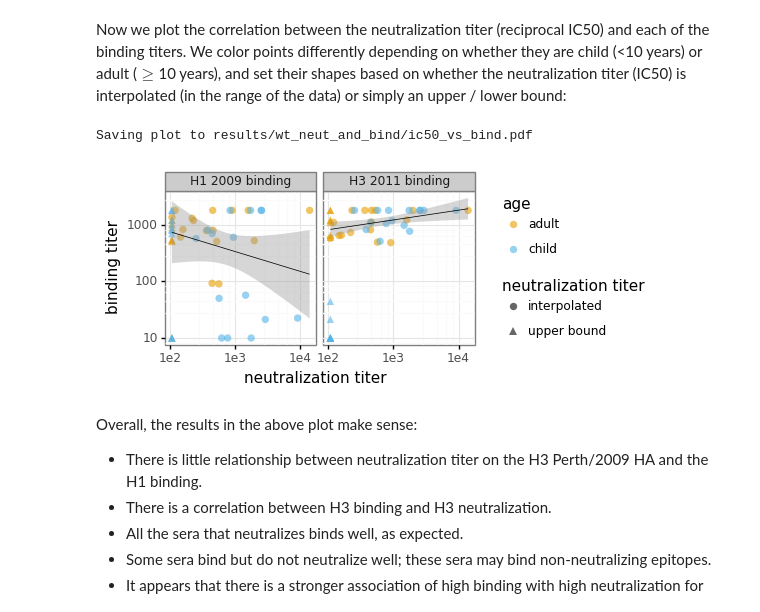
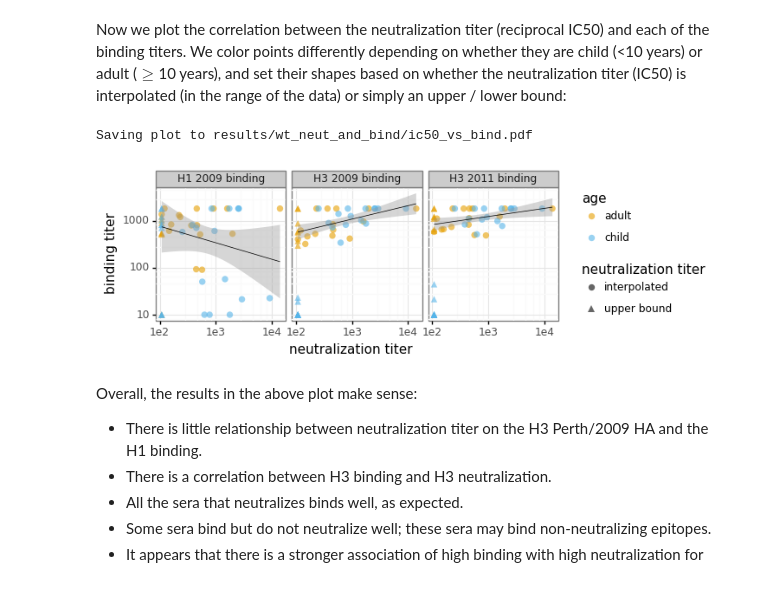
Before and after one commit to jbloomlab/map_flu_serum_Vietnam_H3_Perth2009, a Jupyter notebook: wt_neut_and_bind.ipynb, the cells around one changed output. Drawn from its saved outputs; the diff is of its cells as text; code cells hidden in the pictures.

Commit message:
added H3 2009 binding data

```diff
--- a/wt_neut_and_bind.ipynb
+++ b/wt_neut_and_bind.ipynb
@@ -156,44 +156,46 @@ neut_and_bind = sera.merge(fitparams, on='serum')
 Now we plot the correlation between the neutralization titer (reciprocal IC50) and each of the binding titers.
 We color points differently depending on whether they are child (<10 years) or adult ($\ge$10 years), and set their shapes based on whether the neutralization titer (IC50) is interpolated (in the range of the data) or simply an upper / lower bound:
 # %%
+binding_cols = ['H3_2009_binding', 'H3_2011_binding', 'H1_2009_binding']
+
 ic50_vs_bind_plot = (
     neut_and_bind
     .melt(id_vars=['age', 'ic50', 'ic50_bound'],
-          value_vars=['H3_2011_binding', 'H1_2009_binding'],
+          value_vars=binding_cols,
           var_name='bind_type',
           value_name='binding titer'
           )
     .assign(bind_type=lambda x: x['bind_type'].str.replace('_', ' '),
             neut_titer=lambda x: 1 / x['ic50'],
             neut_titer_type=lambda x: x['ic50_bound']
                                       .map({'interpolated': 'interpolated',
                                             'upper': 'lower bound',
                                             'lower': 'upper bound'}),
             age=lambda x: numpy.where(x['age'] < 10, 'child', 'adult')
             )
     .pipe(ggplot, aes('neut_titer', 'binding titer',
                       shape='neut_titer_type')) +
           geom_point(aes(color='age'), size=3, alpha=0.6, stroke=0) +
           geom_smooth(method='lm', size=0.3) +
           scale_y_log10() +
           scale_x_log10(name='neutralization titer') +
           scale_color_manual(values=CBPALETTE[1: ]) +
           facet_wrap('~ bind_type') +
           theme_bw() +
-          theme(figure_size=(4, 2),
+          theme(figure_size=(2 * len(binding_cols), 2),
                 legend_key=element_blank()) +
           guides(shape=guide_legend(title='neutralization titer'))
 
     )
 
 _ = ic50_vs_bind_plot.draw()
 
 ic50_vs_bind_plotfile = os.path.join(outdir, 'ic50_vs_bind.pdf')
 print(f"Saving plot to {ic50_vs_bind_plotfile}")
 ic50_vs_bind_plot.save(ic50_vs_bind_plotfile)
 # %% [output]
 Saving plot to results/wt_neut_and_bind/ic50_vs_bind.pdf
-[figure, old version]
+[figure, new version]
 # %% [markdown]
 Overall, the results in the above plot make sense:
   - There is little relationship between neutralization titer on the H3 Perth/2009 HA and the H1 binding.
```
Also changed, not shown: parts of 1 cell of this notebook, 4 other files.
